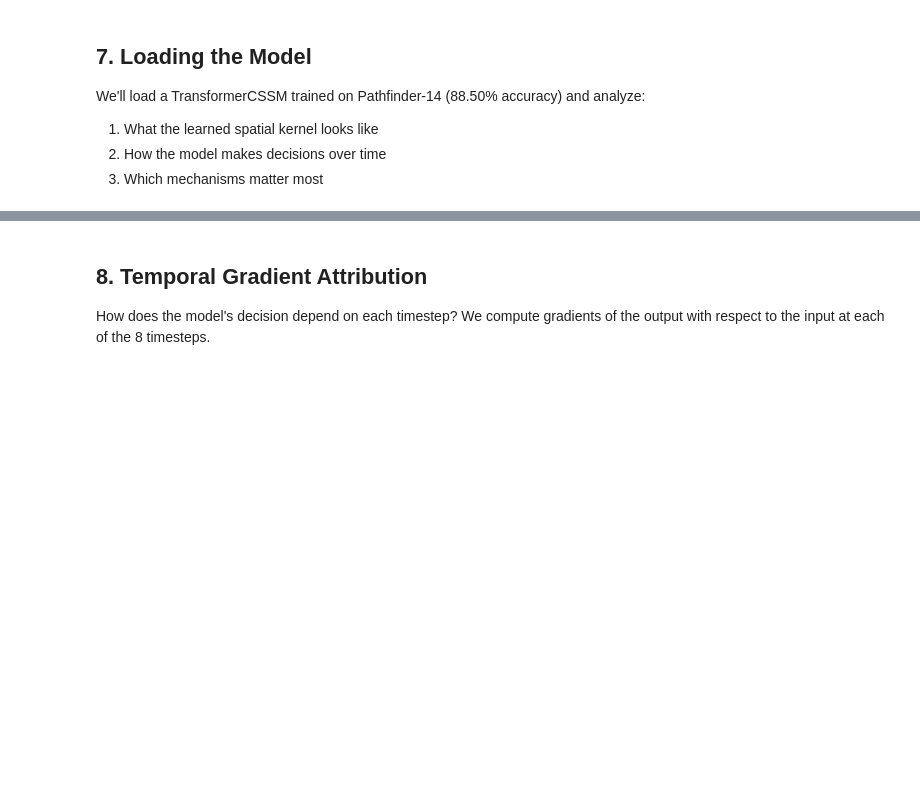
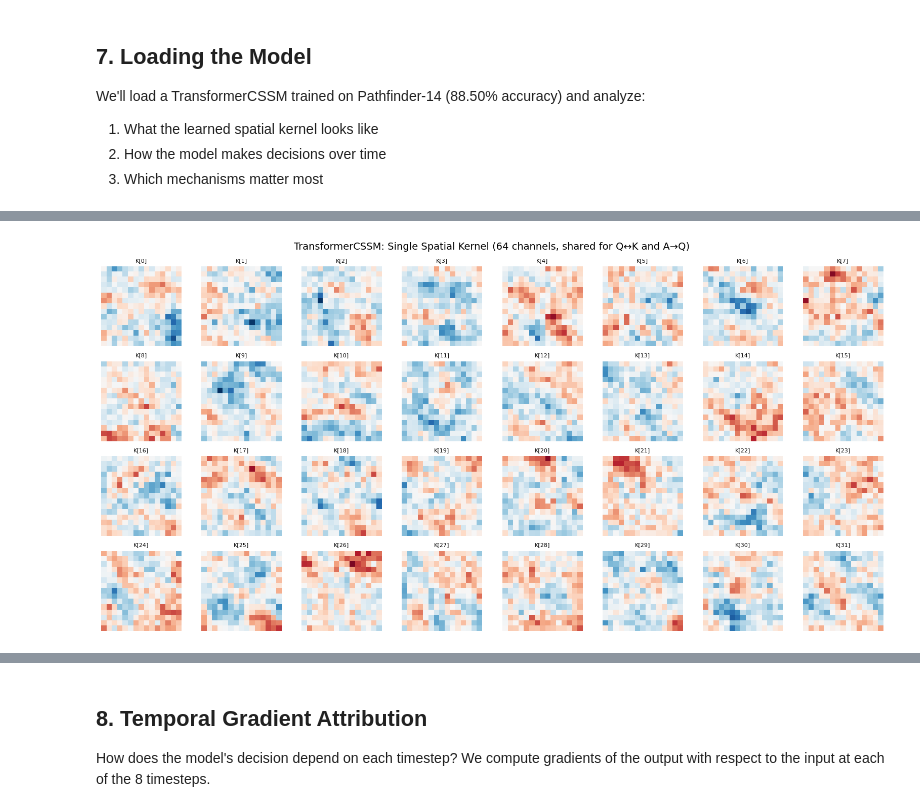
Before and after one commit to briankim945/CSSM, a Jupyter notebook: notebooks/transformer_cssm_interpretability.ipynb, the cells around one changed output, grey strips where cells are left out. Saved outputs shown, nothing was run; the diff lists cells and outputs as text; code cells hidden in the pictures; blank space fills up the shorter version.

```diff
--- a/notebooks/transformer_cssm_interpretability.ipynb
+++ b/notebooks/transformer_cssm_interpretability.ipynb
@@ -740,30 +757,23 @@ for name, val in gates.items():
 # %%
 # Visualize the single kernel (64 channels for KQV_64 model)
 fig, axes = plt.subplots(4, 8, figsize=(16, 8))
 
 K_np = np.array(K_kernel)
 vmax = np.abs(K_np).max()
 
 for row in range(4):
     for col in range(8):
         idx = row * 8 + col
         if idx < K_np.shape[0]:
             axes[row, col].imshow(K_np[idx], cmap='RdBu_r', vmin=-vmax, vmax=vmax)
             axes[row, col].set_title(f'K[{idx}]', fontsize=8)
         axes[row, col].axis('off')
 
 plt.suptitle('TransformerCSSM: Single Spatial Kernel (64 channels, shared for Q↔K and A→Q)', fontsize=14)
 plt.tight_layout()
 plt.show()
-
-# Mean kernel
-fig, ax = plt.subplots(figsize=(5, 4))
-im = ax.imshow(K_np.mean(axis=0), cmap='RdBu_r')
-ax.set_title('Mean Kernel (averaged over 64 channels)', fontsize=12)
-ax.axis('off')
-plt.colorbar(im, ax=ax, fraction=0.046)
-plt.tight_layout()
-plt.show()
+# %% [output]
+[figure, added]
 # %%
 # Load model for gradient computation
 from src.models.simple_cssm import SimpleCSSM
```
Also changed, not shown: parts of 3 cells of this notebook.
